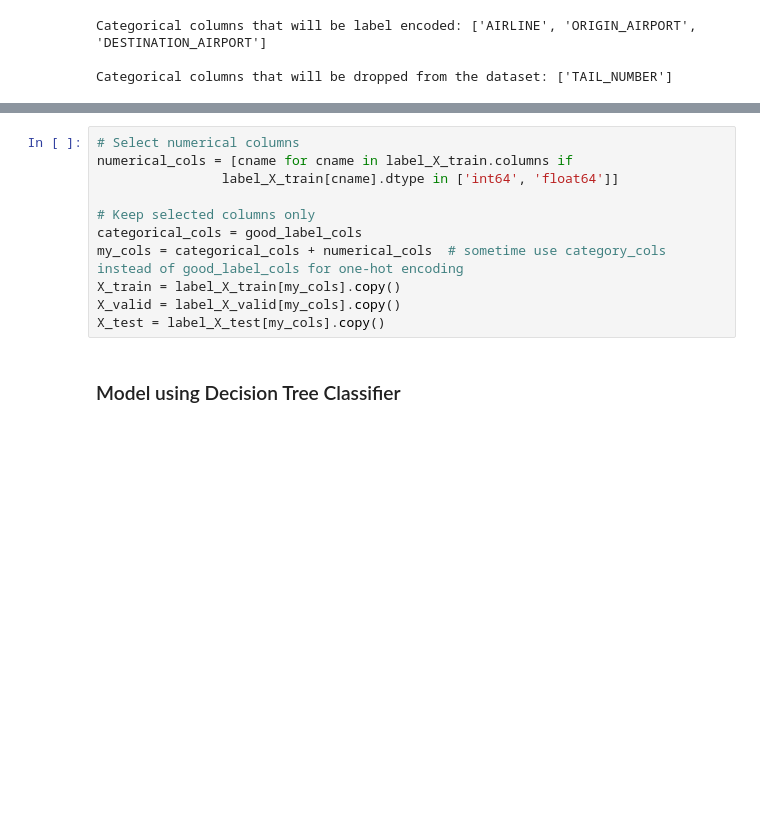
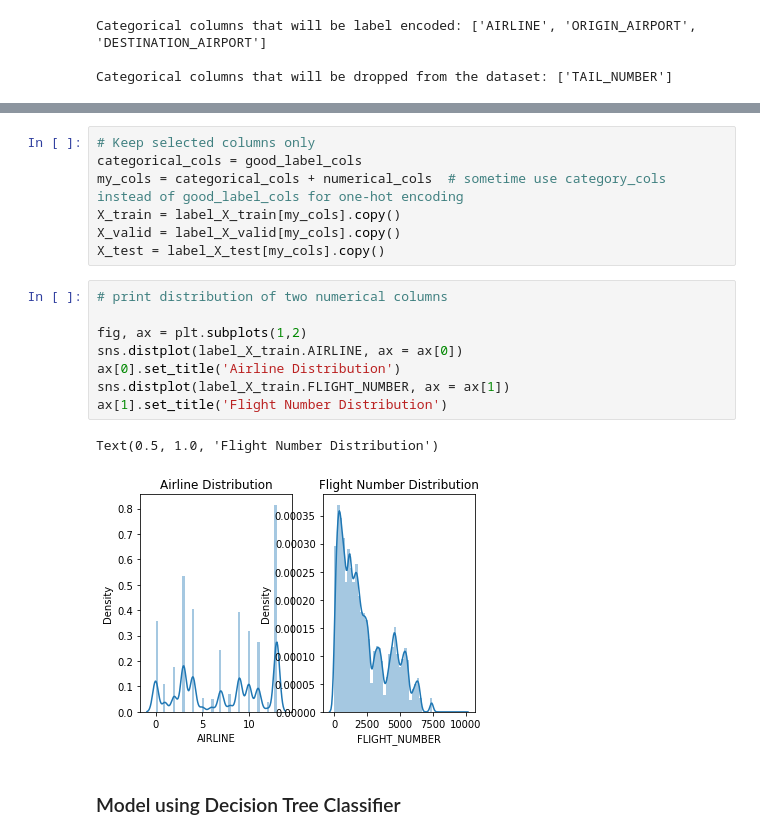
Before and after one commit to obeabi/Flight_Cancellation, a Jupyter notebook: Main_DataCleaning.ipynb, the cells around one changed output, grey strips where cells are left out. Saved outputs shown, nothing was run; the diff lists cells and outputs as text; blank space fills up the shorter version.

```diff
--- a/Main_DataCleaning.ipynb
+++ b/Main_DataCleaning.ipynb
@@ -377,14 +429,21 @@ label_X_test.head()
 # %%
-# Select numerical columns
-numerical_cols = [cname for cname in label_X_train.columns if
-                label_X_train[cname].dtype in ['int64', 'float64']]
-
 # Keep selected columns only
 categorical_cols = good_label_cols
 my_cols = categorical_cols + numerical_cols  # sometime use category_cols instead of good_label_cols for one-hot encoding
 X_train = label_X_train[my_cols].copy()
 X_valid = label_X_valid[my_cols].copy()
 X_test = label_X_test[my_cols].copy()
+# %%
+# print distribution of two numerical columns
+
+fig, ax = plt.subplots(1,2)
+sns.distplot(label_X_train.AIRLINE, ax = ax[0])
+ax[0].set_title('Airline Distribution')
+sns.distplot(label_X_train.FLIGHT_NUMBER, ax = ax[1])
+ax[1].set_title('Flight Number Distribution')
+# %% [output]
+Text(0.5, 1.0, 'Flight Number Distribution')
+[figure, added]
 # %% [markdown]
 ### Model using Decision Tree Classifier
 # %%
```
Also changed, not shown: parts of 6 cells of this notebook.
